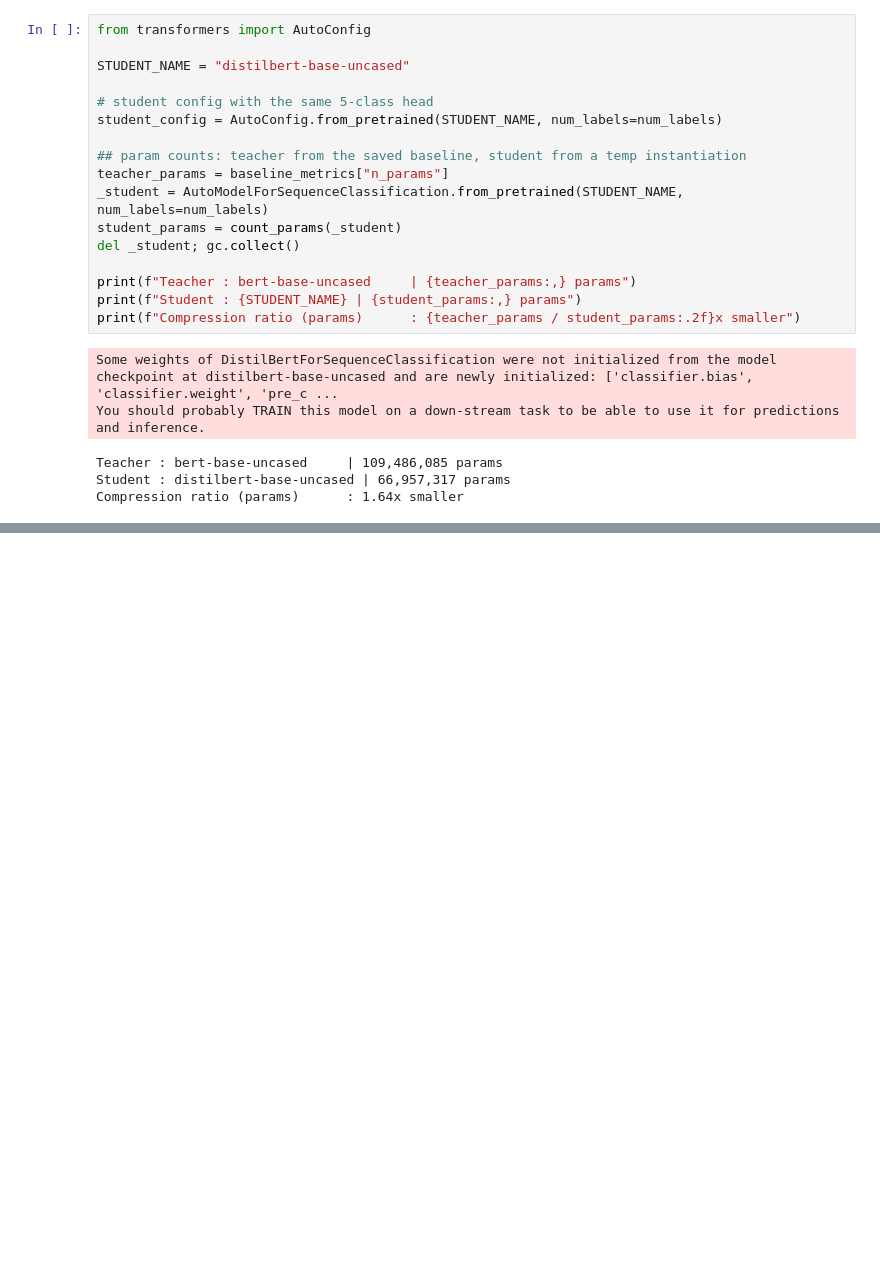
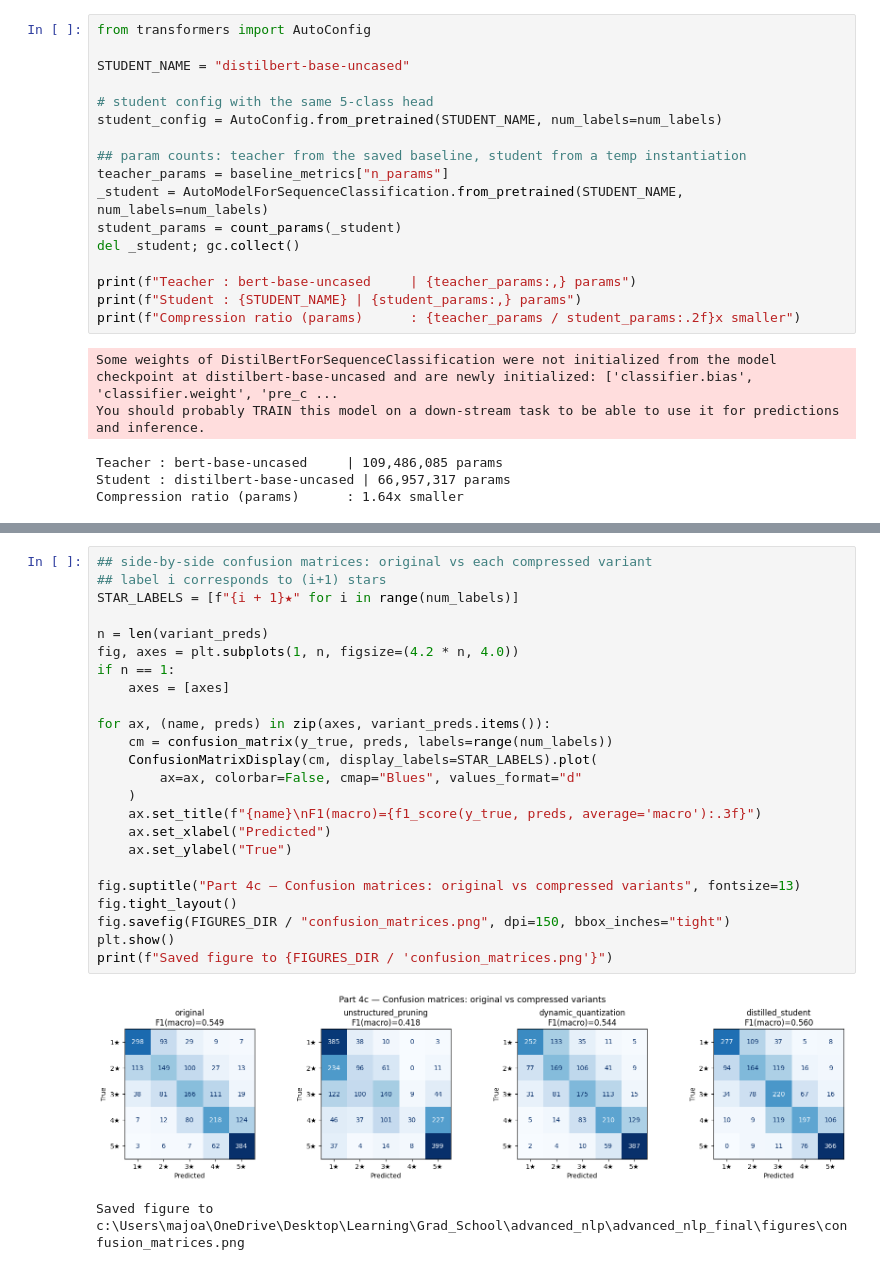
Before and after one commit to majoargote/advanced_nlp_final, a Jupyter notebook: scripts/Part_4_distillation_quantization.ipynb, the cells around one changed output, grey strips where cells are left out. Saved outputs shown, nothing was run; the diff lists cells and outputs as text; blank space fills up the shorter version.

```diff
--- a/scripts/Part_4_distillation_quantization.ipynb
+++ b/scripts/Part_4_distillation_quantization.ipynb
@@ -745,0 +848,27 @@ Saved figure to c:\Users\majoa\OneDrive\Desktop\Learning\Grad_School\advanced_nl
+# %%
+## side-by-side confusion matrices: original vs each compressed variant
+## label i corresponds to (i+1) stars
+STAR_LABELS = [f"{i + 1}★" for i in range(num_labels)]
+
+n = len(variant_preds)
+fig, axes = plt.subplots(1, n, figsize=(4.2 * n, 4.0))
+if n == 1:
+    axes = [axes]
+
+for ax, (name, preds) in zip(axes, variant_preds.items()):
+    cm = confusion_matrix(y_true, preds, labels=range(num_labels))
+    ConfusionMatrixDisplay(cm, display_labels=STAR_LABELS).plot(
+        ax=ax, colorbar=False, cmap="Blues", values_format="d"
+    )
+    ax.set_title(f"{name}\nF1(macro)={f1_score(y_true, preds, average='macro'):.3f}")
+    ax.set_xlabel("Predicted")
+    ax.set_ylabel("True")
+
+fig.suptitle("Part 4c — Confusion matrices: original vs compressed variants", fontsize=13)
+fig.tight_layout()
+fig.savefig(FIGURES_DIR / "confusion_matrices.png", dpi=150, bbox_inches="tight")
+plt.show()
+print(f"Saved figure to {FIGURES_DIR / 'confusion_matrices.png'}")
+# %% [output]
+[figure, added]
+Saved figure to c:\Users\majoa\OneDrive\Desktop\Learning\Grad_School\advanced_nlp\advanced_nlp_final\figures\confusion_matrices.png
```
Also changed, not shown: parts of 34 cells of this notebook.
